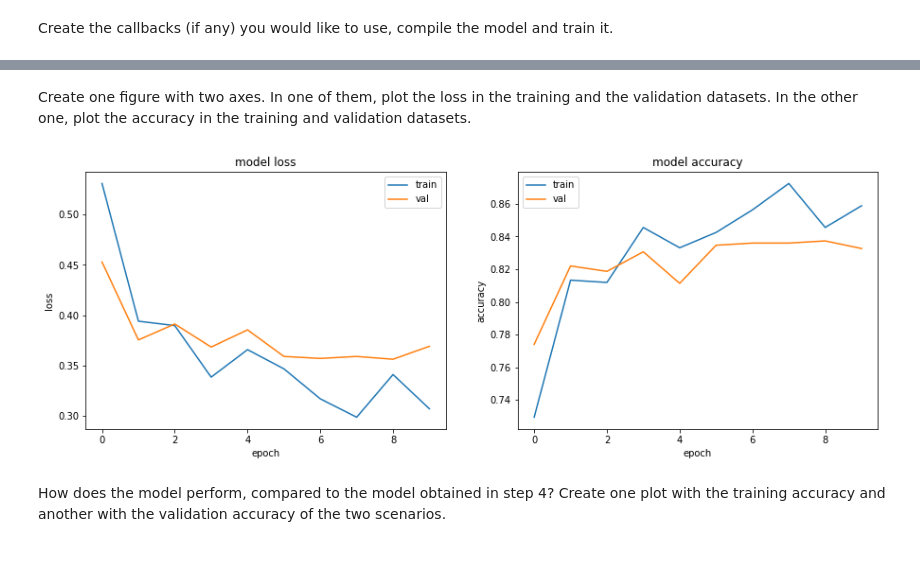
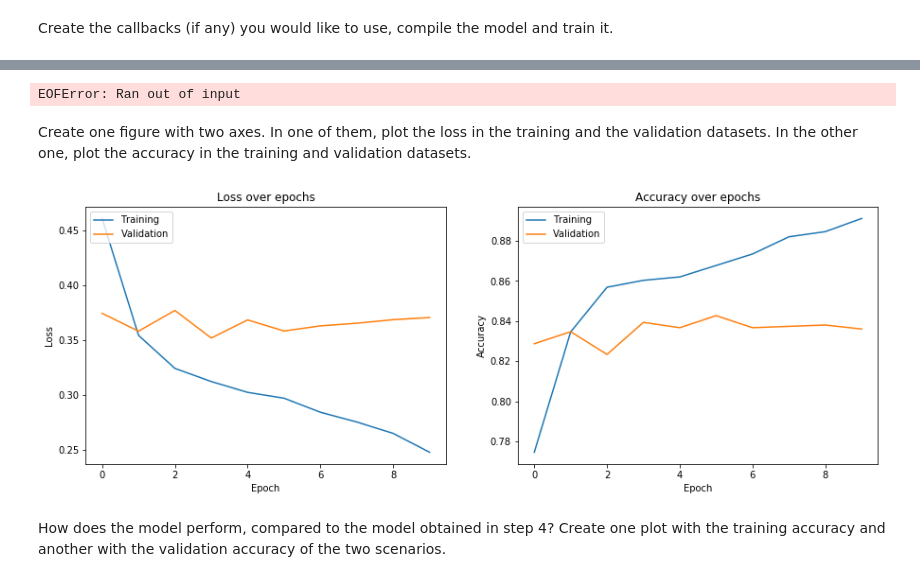
Before and after one commit to jcberntsson/ssy340-ha1, a Jupyter notebook: HA1.ipynb, the cells around one changed output, grey strips where cells are left out. Drawn from its saved outputs; the diff is of its cells as text; code cells hidden in the pictures.

Commit message:
Update transfer learning images

```diff
--- a/HA1.ipynb
+++ b/HA1.ipynb
@@ -471,11 +471,9 @@ tb_callback = keras.callbacks.TensorBoard(log_dir='./Graph', histogram_freq=0, w
 trans_model.compile(loss='binary_crossentropy', optimizer='adam', metrics=['accuracy'])
 # TODO: Maybe use 256x256 since image-net is based on that resolution
 trans_hist = trans_model.fit_generator(
-        train_generator,
-        epochs=10,
-        validation_data=validation_generator,
-        steps_per_epoch=50,
-        validation_steps=20,
+    train_generator,
+    epochs=10,
+    validation_data=validation_generator,
     callbacks=[tb_callback]
 )
 # %% [output]
@@ -502,32 +500,38 @@ Epoch 10/10
 # %%
 # TODO: REMOVE CELL
-import pickle
-with open('trainHistoryDict', 'wb') as file_pi:
+with open('trans_hist', 'wb') as file_pi:
     pickle.dump(trans_hist.history, file_pi)
+# %%
+with open('trans_hist', 'rb') as file_pi:
+    trans_hist = pickle.load(file_pi)
+# %% [output]
+EOFError: Ran out of input
 # %% [markdown]
 Create one figure with two axes. In one of them, plot the loss in the training and the validation datasets. In the other one, plot the accuracy in the training and validation datasets.
 # %%
-# YOUR CODE HERE
 plt.figure(figsize=(15,5))
+
+# Loss
 plt.subplot(121)
 plt.plot(trans_hist.history['loss'])
 plt.plot(trans_hist.history['val_loss'])
-plt.title('model loss')
-plt.ylabel('loss')
-plt.xlabel('epoch')
-plt.legend(['train', 'val'], loc='upper right')
+plt.title('Loss over epochs')
+plt.ylabel('Loss')
+plt.xlabel('Epoch')
+plt.legend(['Training', 'Validation'], loc='upper left')
 
+# Accuracy
 plt.subplot(122)
 plt.plot(trans_hist.history['acc'])
 plt.plot(trans_hist.history['val_acc'])
-plt.title('model accuracy')
-plt.ylabel('accuracy')
-plt.xlabel('epoch')
-plt.legend(['train', 'val'], loc='upper left')
+plt.title('Accuracy over epochs')
+plt.ylabel('Accuracy')
+plt.xlabel('Epoch')
+plt.legend(['Training', 'Validation'], loc='upper left')
 
 plt.show()
 # %% [output]
-[figure, old version]
+[figure, new version]
 # %% [markdown]
 How does the model perform, compared to the model obtained in step 4? Create one plot with the training accuracy and another with the validation accuracy of the two scenarios.
 # %%
```
Also changed, not shown: parts of 6 cells of this notebook, 2 other files.
